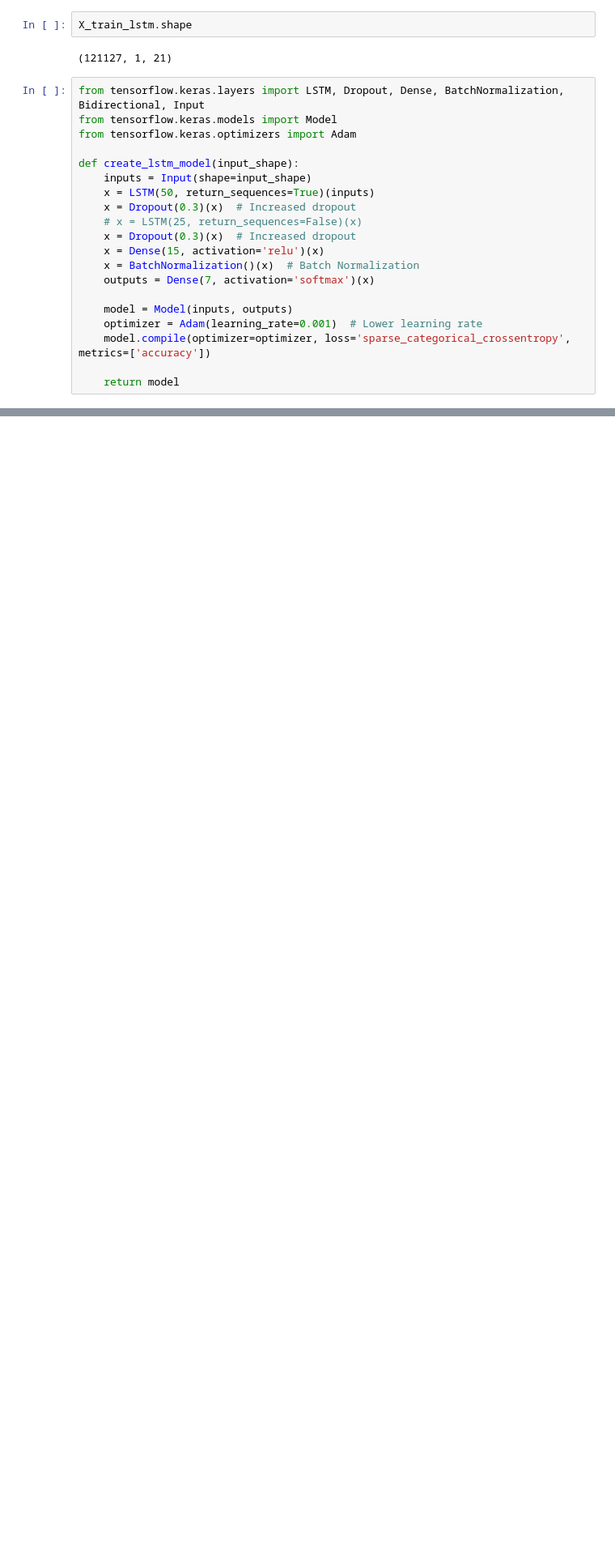
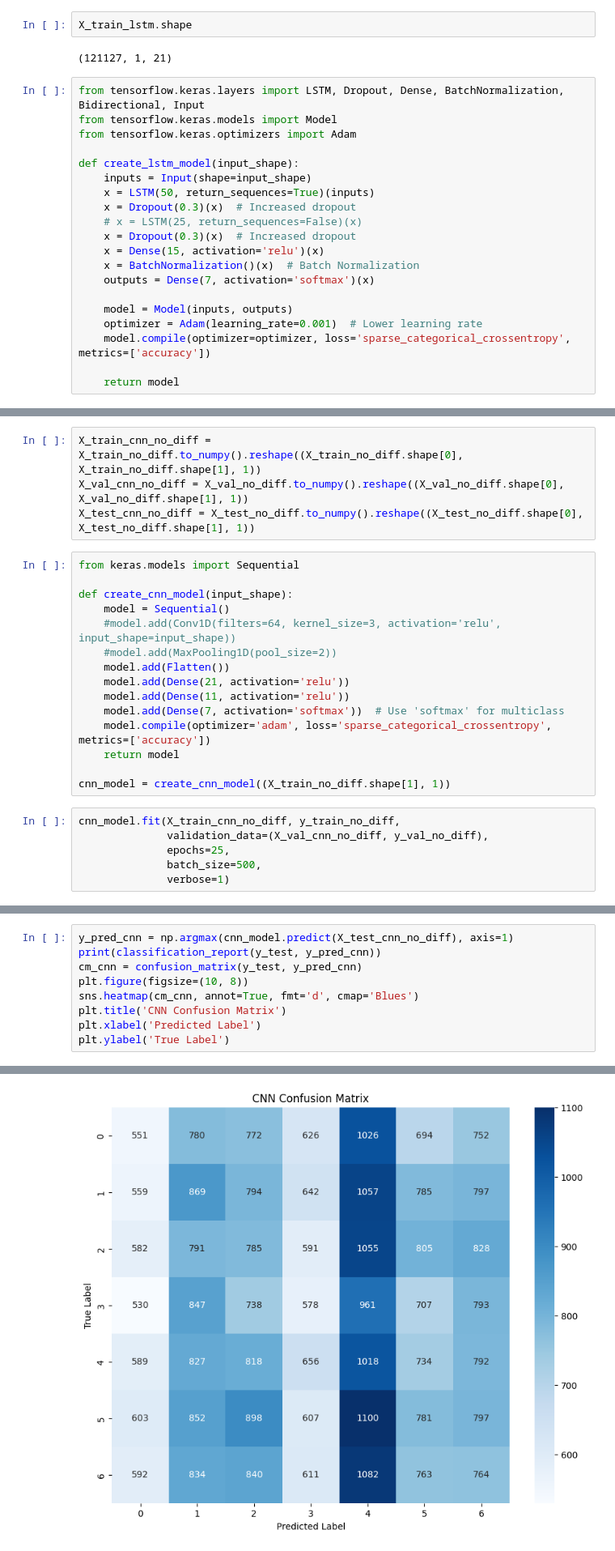
Before and after one commit to nicholastey/gnss_spoof_detector, a Jupyter notebook: spoof_detector/new.ipynb, the cells around one changed output, grey strips where cells are left out. Shown at 81% size. Cells and saved outputs as stored; diff of their text form; blank space fills up the shorter version.

```diff
--- a/spoof_detector/new.ipynb
+++ b/spoof_detector/new.ipynb
@@ -1260,0 +1263,25 @@ Text(95.72222222222221, 0.5, 'True Label')
+# %%
+X_train_cnn_no_diff = X_train_no_diff.to_numpy().reshape((X_train_no_diff.shape[0], X_train_no_diff.shape[1], 1))
+X_val_cnn_no_diff = X_val_no_diff.to_numpy().reshape((X_val_no_diff.shape[0], X_val_no_diff.shape[1], 1))
+X_test_cnn_no_diff = X_test_no_diff.to_numpy().reshape((X_test_no_diff.shape[0], X_test_no_diff.shape[1], 1))
+# %%
+from keras.models import Sequential
+
+def create_cnn_model(input_shape):
+    model = Sequential()
+    #model.add(Conv1D(filters=64, kernel_size=3, activation='relu', input_shape=input_shape))
+    #model.add(MaxPooling1D(pool_size=2))
+    model.add(Flatten())
+    model.add(Dense(21, activation='relu'))
+    model.add(Dense(11, activation='relu'))
+    model.add(Dense(7, activation='softmax'))  # Use 'softmax' for multiclass
+    model.compile(optimizer='adam', loss='sparse_categorical_crossentropy', metrics=['accuracy'])
+    return model
+
+cnn_model = create_cnn_model((X_train_no_diff.shape[1], 1))
+# %%
+cnn_model.fit(X_train_cnn_no_diff, y_train_no_diff,
+              validation_data=(X_val_cnn_no_diff, y_val_no_diff),
+              epochs=25,
+              batch_size=500,
+              verbose=1)
@@ -1260,0 +1307,10 @@ Text(95.72222222222221, 0.5, 'True Label')
+# %%
+y_pred_cnn = np.argmax(cnn_model.predict(X_test_cnn_no_diff), axis=1)
+print(classification_report(y_test, y_pred_cnn))
+cm_cnn = confusion_matrix(y_test, y_pred_cnn)
+plt.figure(figsize=(10, 8))
+sns.heatmap(cm_cnn, annot=True, fmt='d', cmap='Blues')
+plt.title('CNN Confusion Matrix')
+plt.xlabel('Predicted Label')
+plt.ylabel('True Label')
+# %% [output]
@@ -1260,0 +1332 @@ Text(95.72222222222221, 0.5, 'True Label')
+[figure, added]
```
Also changed, not shown: parts of 27 cells of this notebook.
